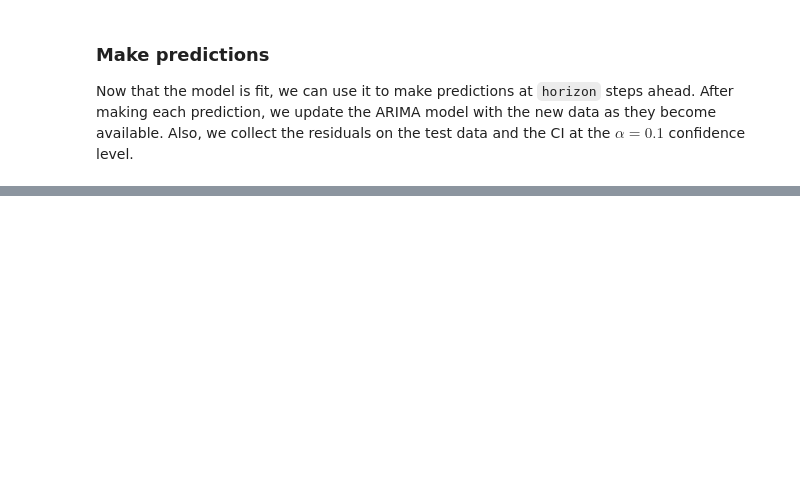
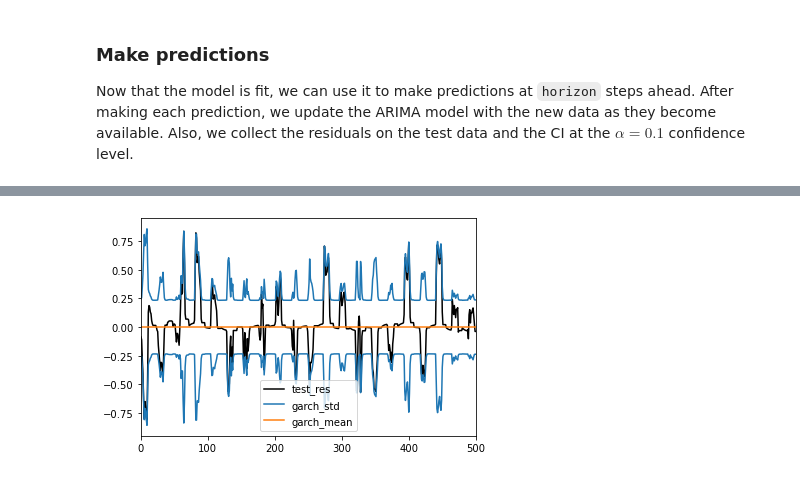
Before and after one commit to FilippoMB/Ensemble-Conformalized-Quantile-Regression, a Jupyter notebook: arima_(and_garch)_example.ipynb, the cells around one changed output, grey strips where cells are left out. Drawn from its saved outputs; the diff is of its cells as text; code cells hidden in the pictures; blank space fills up the shorter version.

```diff
--- a/arima_(and_garch)_example.ipynb
+++ b/arima_(and_garch)_example.ipynb
@@ -177,11 +211,14 @@ garch_var = garch_forecast.variance['h.'+str(horizon)].iloc[train_res.shape[0]:]
 garch_mean = garch_forecast.mean['h.'+str(horizon)].iloc[-test_res.shape[0]:].values
 # %%
 plt.plot(test_res, label='test_res', color='k')
-plt.plot(garch_mean-np.sqrt(garch_var), color='b', label='garch_std')
-plt.plot(garch_mean+np.sqrt(garch_var), color='b')
-plt.plot(garch_mean, label='garch_mean')
+plt.plot(garch_mean-np.sqrt(garch_var), color=plt.cm.tab10(0), label='garch_std')
+plt.plot(garch_mean+np.sqrt(garch_var), color=plt.cm.tab10(0))
+plt.plot(garch_mean, color=plt.cm.tab10(1), label='garch_mean')
+plt.xlim([0,500])
 plt.legend()
 plt.show()
+# %% [output]
+[figure, added]
 # %%
 # post-process output
 garch_std = np.sqrt(garch_var)[...,None]
```
Also changed, not shown: parts of 22 cells of this notebook.
